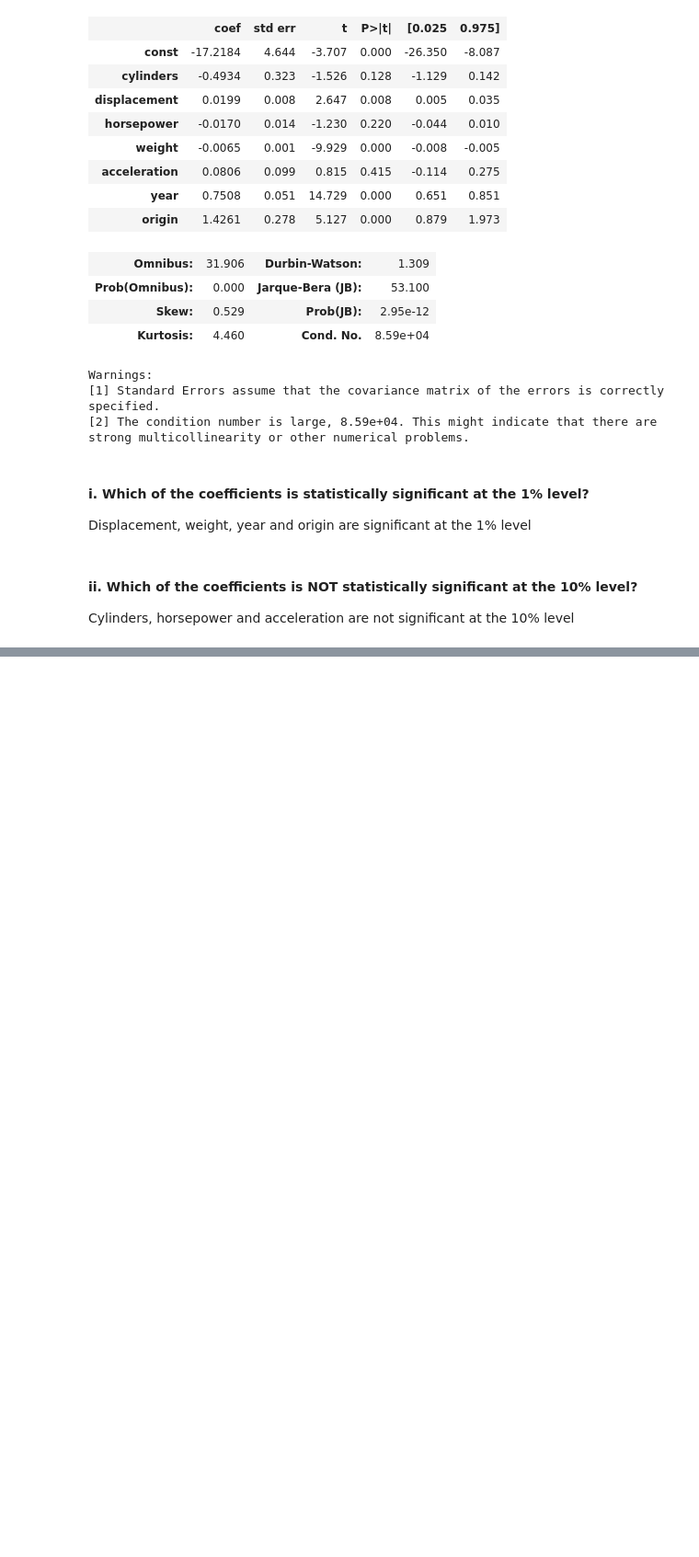
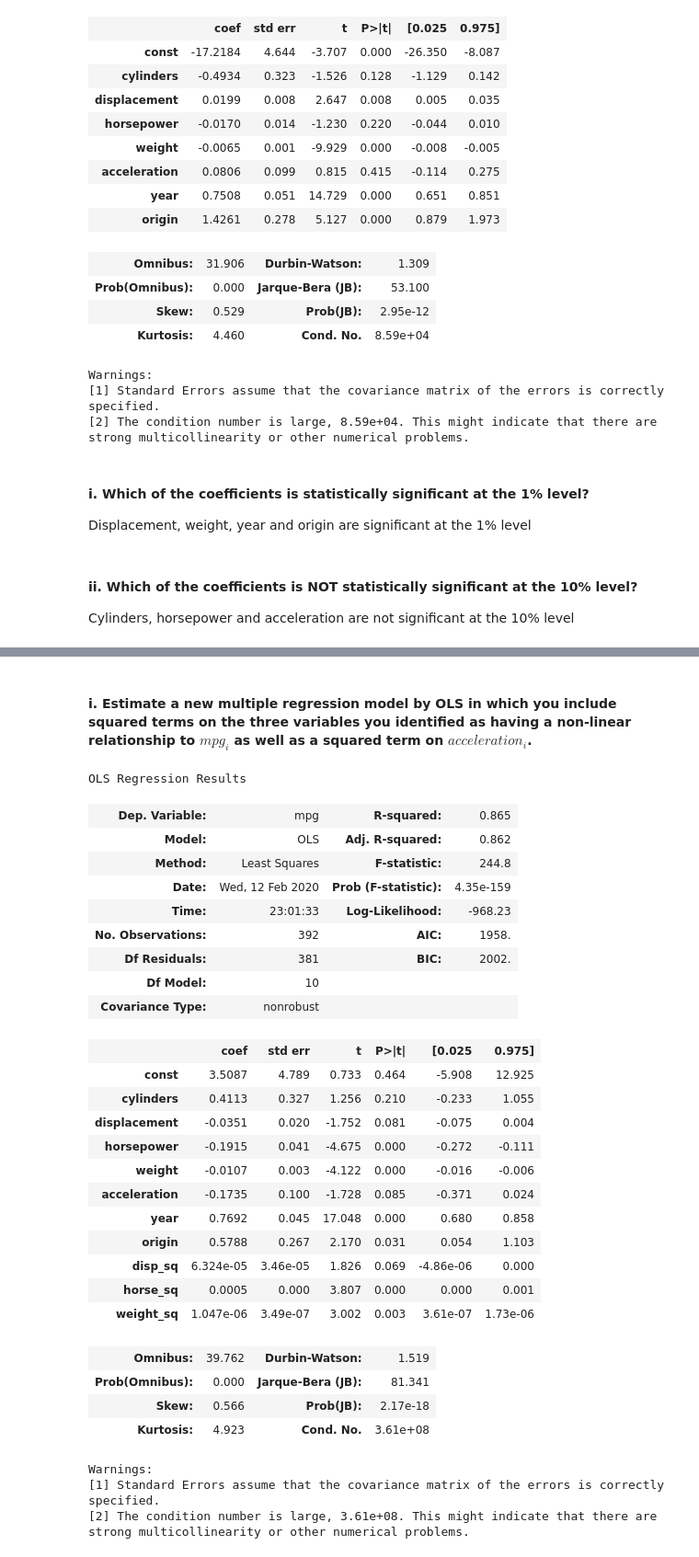
Before and after one commit to JoshLaven/persp-model-econ_w20, a Jupyter notebook: ProblemSets/PS6/PS6Laven.ipynb, the cells around one changed output, grey strips where cells are left out. Shown at 92% size. Saved outputs shown, nothing was run; the diff lists cells and outputs as text; code cells hidden in the pictures; blank space fills up the shorter version.

```diff
--- a/ProblemSets/PS6/PS6Laven.ipynb
+++ b/ProblemSets/PS6/PS6Laven.ipynb
@@ -111,0 +141,45 @@ Cylinders, horsepower and acceleration are not significant at the 10% level
+# %% [markdown]
+#### i. Estimate a new multiple regression model by OLS in which you include squared terms on the three variables you identified as having a non-linear relationship to $mpg_i$ as well as a squared term on $acceleration_i$.
+# %%
+auto['disp_sq'] = auto['displacement']**2
+auto['horse_sq'] = auto['horsepower']**2
+auto['weight_sq'] = auto['weight']**2
+# %%
+reg_auto2 = sm.OLS(endog=auto['mpg'],
+                  exog=auto[['const', 'cylinders','displacement','horsepower',
+                             'weight','acceleration','year','origin','disp_sq',
+                             'horse_sq','weight_sq']], missing='drop')
+results_auto2 = reg_auto2.fit()
+# %%
+results_auto2.summary()
+# %% [output]
+OLS Regression Results
+| Dep. Variable: | mpg | R-squared: | 0.865 |
+| Model: | OLS | Adj. R-squared: | 0.862 |
+| Method: | Least Squares | F-statistic: | 244.8 |
+| Date: | Wed, 12 Feb 2020 | Prob (F-statistic): | 4.35e-159 |
+| Time: | 23:01:33 | Log-Likelihood: | -968.23 |
+| No. Observations: | 392 | AIC: | 1958. |
+| Df Residuals: | 381 | BIC: | 2002. |
+| Df Model: | 10 |  |  |
+| Covariance Type: | nonrobust |  |  |
+|  | coef | std err | t | P>|t| | [0.025 | 0.975] |
+| const | 3.5087 | 4.789 | 0.733 | 0.464 | -5.908 | 12.925 |
+| cylinders | 0.4113 | 0.327 | 1.256 | 0.210 | -0.233 | 1.055 |
+| displacement | -0.0351 | 0.020 | -1.752 | 0.081 | -0.075 | 0.004 |
+| horsepower | -0.1915 | 0.041 | -4.675 | 0.000 | -0.272 | -0.111 |
+| weight | -0.0107 | 0.003 | -4.122 | 0.000 | -0.016 | -0.006 |
+| acceleration | -0.1735 | 0.100 | -1.728 | 0.085 | -0.371 | 0.024 |
+| year | 0.7692 | 0.045 | 17.048 | 0.000 | 0.680 | 0.858 |
+| origin | 0.5788 | 0.267 | 2.170 | 0.031 | 0.054 | 1.103 |
+| disp_sq | 6.324e-05 | 3.46e-05 | 1.826 | 0.069 | -4.86e-06 | 0.000 |
+| horse_sq | 0.0005 | 0.000 | 3.807 | 0.000 | 0.000 | 0.001 |
+| weight_sq | 1.047e-06 | 3.49e-07 | 3.002 | 0.003 | 3.61e-07 | 1.73e-06 |
+| Omnibus: | 39.762 | Durbin-Watson: | 1.519 |
+| Prob(Omnibus): | 0.000 | Jarque-Bera (JB): | 81.341 |
+| Skew: | 0.566 | Prob(JB): | 2.17e-18 |
+| Kurtosis: | 4.923 | Cond. No. | 3.61e+08 |
+Warnings:
+[1] Standard Errors assume that the covariance matrix of the errors is correctly specified.
+[2] The condition number is large, 3.61e+08. This might indicate that there are
+strong multicollinearity or other numerical problems.
```
Also changed, not shown: parts of 9 cells of this notebook.
